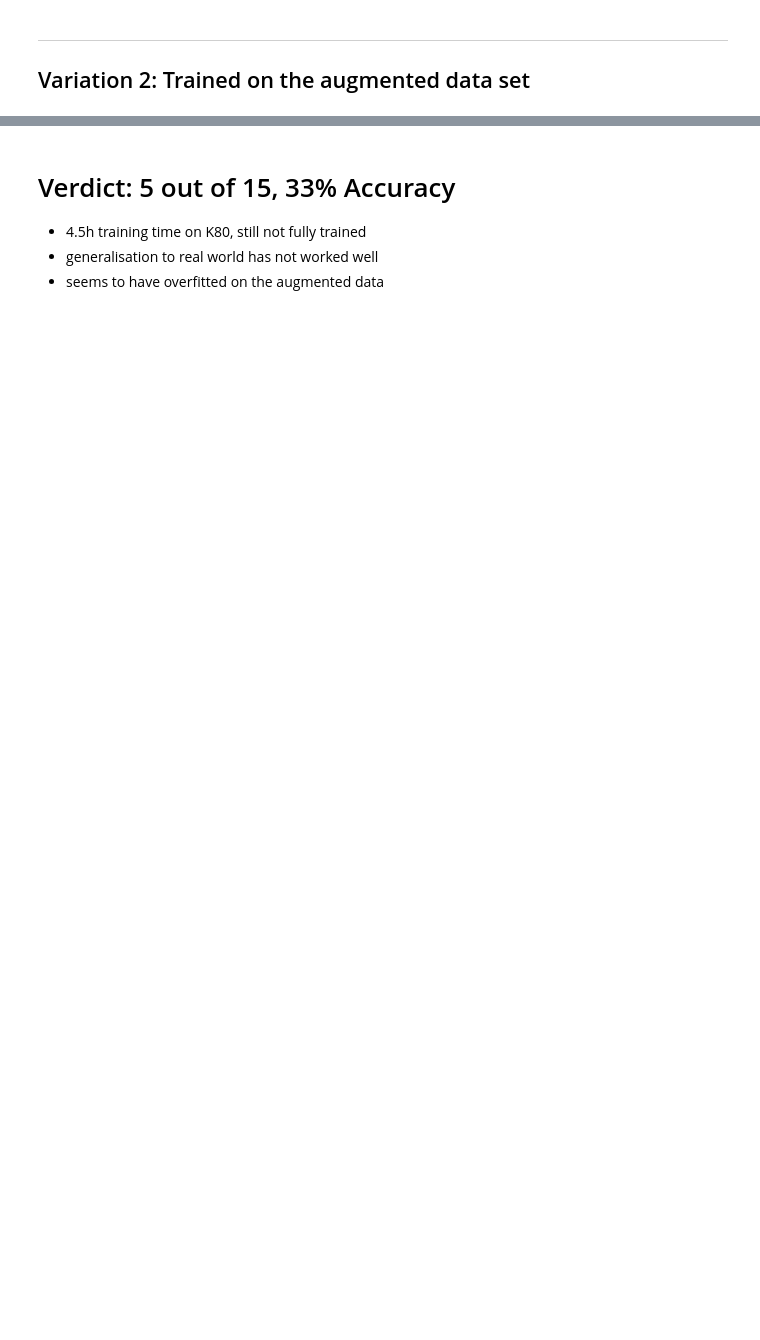
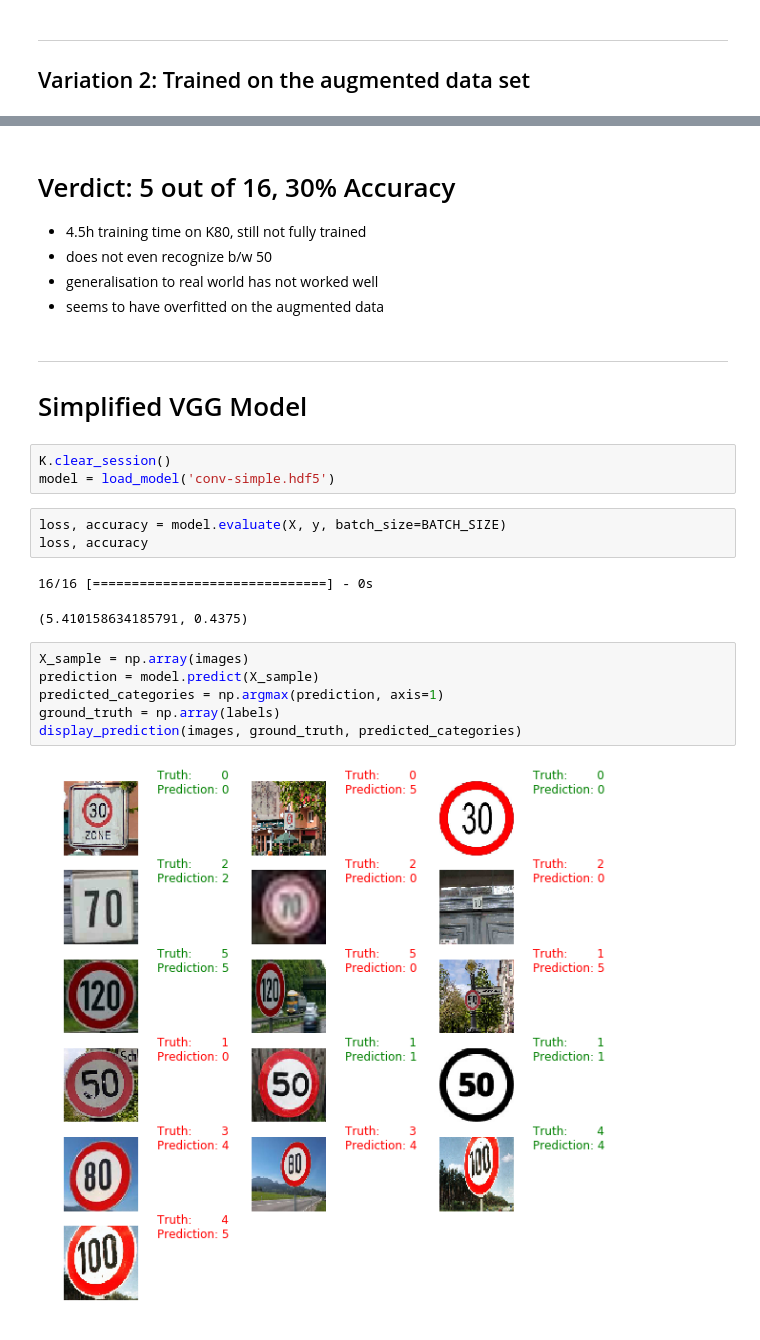
Before and after one commit to DJCordhose/ai, a Jupyter notebook: notebooks/workshops/mcubed2017/cnn-comparing-all-models.ipynb, the cells around one changed output, grey strips where cells are left out. Drawn from its saved outputs; the diff is of its cells as text; blank space fills up the shorter version.

```diff
--- a/notebooks/workshops/mcubed2017/cnn-comparing-all-models.ipynb
+++ b/notebooks/workshops/mcubed2017/cnn-comparing-all-models.ipynb
@@ -255,6 +274,27 @@ display_prediction(images, ground_truth, predicted_categories)
 # %% [markdown]
-# Verdict: 5 out of 15, 33% Accuracy
+# Verdict: 5 out of 16, 30% Accuracy
 
 * 4.5h training time on K80, still not fully trained
+* does not even recognize b/w 50
 * generalisation to real world has not worked well
 * seems to have overfitted on the augmented data
+# %% [markdown]
+---
+# Simplified VGG Model
+# %%
+K.clear_session()
+model = load_model('conv-simple.hdf5')
+# %%
+loss, accuracy = model.evaluate(X, y, batch_size=BATCH_SIZE)
+loss, accuracy
+# %% [output]
+16/16 [==============================] - 0s
+(5.410158634185791, 0.4375)
+# %%
+X_sample = np.array(images)
+prediction = model.predict(X_sample)
+predicted_categories = np.argmax(prediction, axis=1)
+ground_truth = np.array(labels)
+display_prediction(images, ground_truth, predicted_categories)
+# %% [output]
+[figure, added]
```
Also changed, not shown: parts of 49 cells of this notebook, 5 other files.
